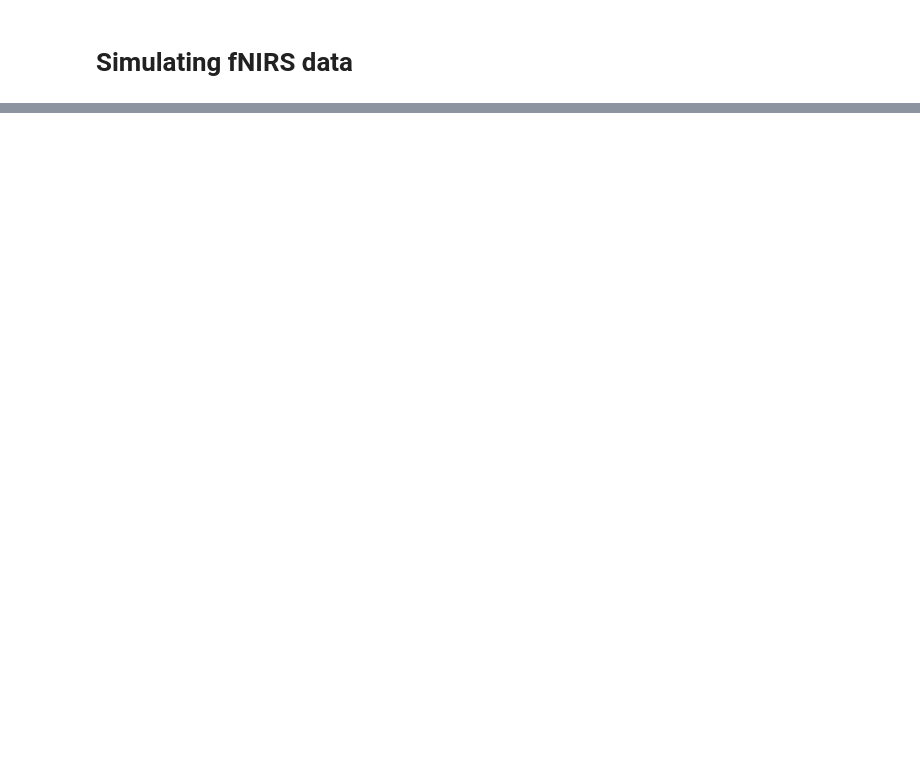
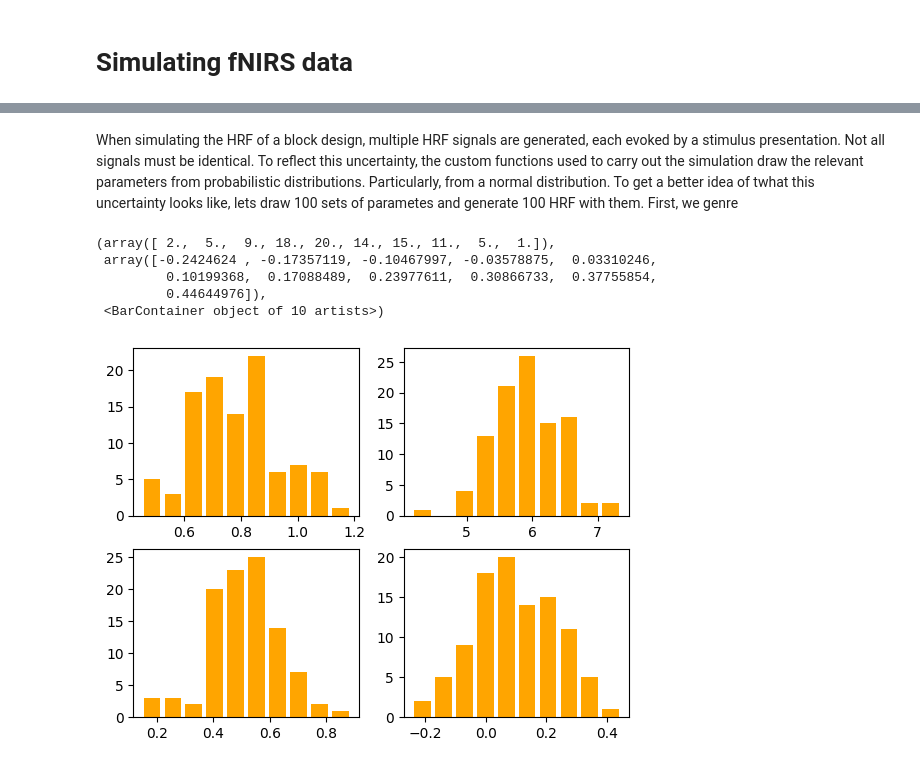
Before and after one commit to gongcastro/fnirs-sim, a Jupyter notebook: docs/index.ipynb, the cells around one changed output, grey strips where cells are left out. Drawn from its saved outputs; the diff is of its cells as text; code cells hidden in the pictures; blank space fills up the shorter version.

```diff
--- a/docs/index.ipynb
+++ b/docs/index.ipynb
@@ -344,0 +63,22 @@ plt.tight_layout()
+# %% [markdown]
+When simulating the HRF of a block design, multiple HRF signals are generated, each evoked by a stimulus presentation. Not all signals must be identical. To reflect this uncertainty, the custom functions used to carry out the simulation draw the relevant parameters from probabilistic distributions. Particularly, from a normal distribution. To get a better idea of twhat this uncertainty looks like, lets draw 100 sets of parametes and generate 100 HRF with them. First, we genre
+# %%
+n_iter = 100
+
+adist = norm(0.80, 0.15)
+ddist = norm(6, 0.5)
+wdist = norm(0.5, 0.15)
+rdist = norm(0.1, 0.15)
+
+fig, ((ax1, ax2), (ax3, ax4)) = plt.subplots(nrows=2, ncols=2)
+ax1.hist(adist.rvs(n_iter), rwidth=0.8, color="orange")
+ax2.hist(ddist.rvs(n_iter), rwidth=0.8, color="orange")
+ax3.hist(wdist.rvs(n_iter), rwidth=0.8, color="orange")
+ax4.hist(rdist.rvs(n_iter), rwidth=0.8, color="orange")
+# %% [output]
+(array([ 2.,  5.,  9., 18., 20., 14., 15., 11.,  5.,  1.]),
+ array([-0.2424624 , -0.17357119, -0.10467997, -0.03578875,  0.03310246,
+         0.10199368,  0.17088489,  0.23977611,  0.30866733,  0.37755854,
+         0.44644976]),
+ <BarContainer object of 10 artists>)
+[figure, added]
```
Also changed, not shown: parts of 41 cells of this notebook, 1 other file.
